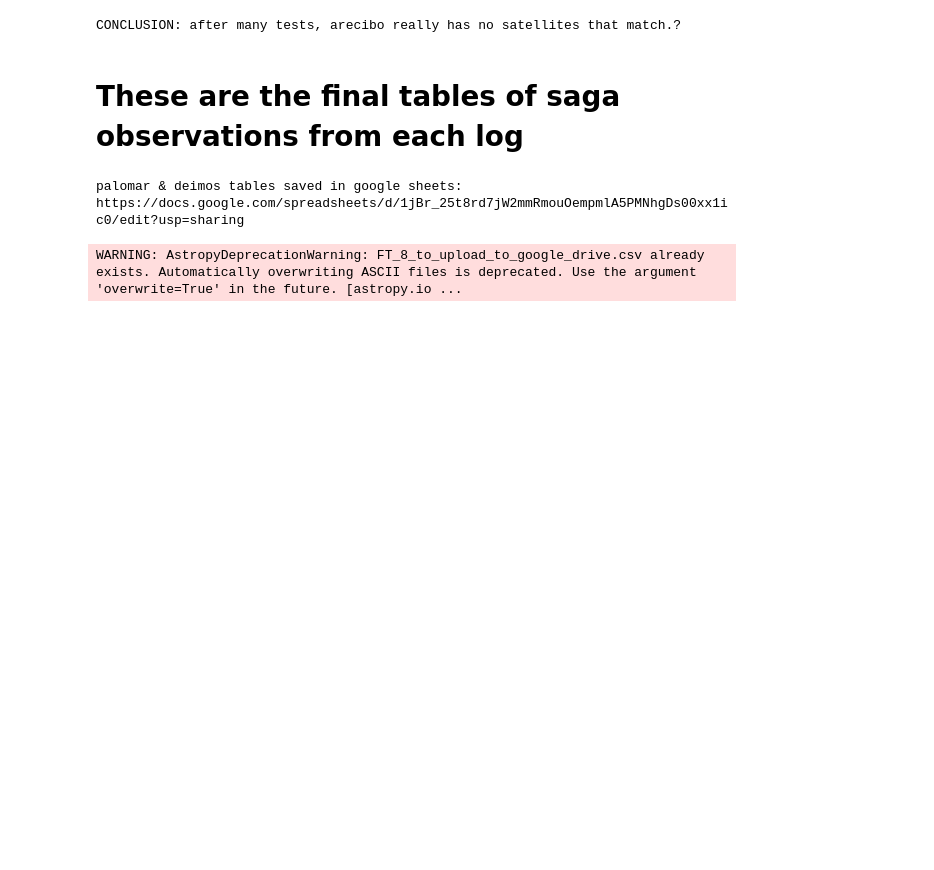
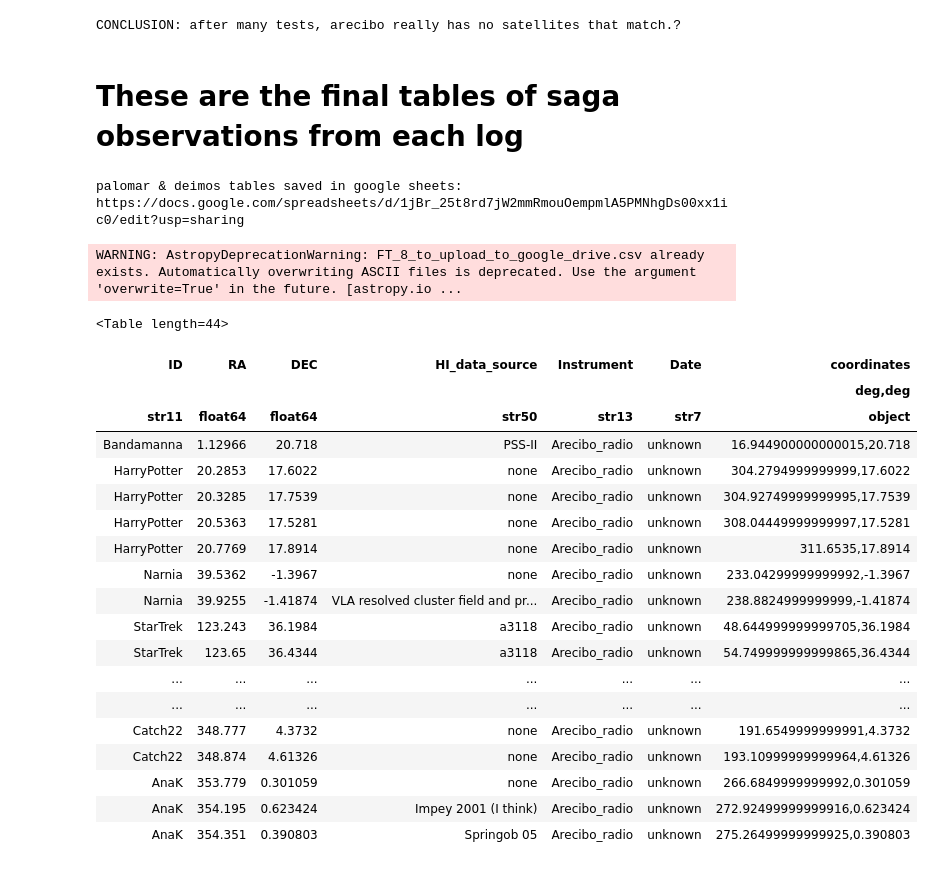
Before and after one commit to deerow22/SAGA_spreadsheet, a Jupyter notebook: SAGA_spreadsheet_FINAL.ipynb, the cells around one changed output. Saved outputs shown, nothing was run; the diff lists cells and outputs as text; code cells hidden in the pictures; blank space fills up the shorter version.

```diff
--- a/SAGA_spreadsheet_FINAL.ipynb
+++ b/SAGA_spreadsheet_FINAL.ipynb
@@ -965,3 +975,26 @@ table_to_write['Dec'] = FT_8['coordinates'].dec.deg
 table_to_write.write('FT_8_to_upload_to_google_drive.csv')
 # %% [output]
 WARNING: AstropyDeprecationWarning: FT_8_to_upload_to_google_drive.csv already exists. Automatically overwriting ASCII files is deprecated. Use the argument 'overwrite=True' in the future. [astropy.io ...
+# %%
+radio_data_table
+# %% [output]
+<Table length=44>
+| ID | RA | DEC | HI_data_source | Instrument | Date | coordinates |
+|  |  |  |  |  |  | deg,deg |
+| str11 | float64 | float64 | str50 | str13 | str7 | object |
+| Bandamanna | 1.12966 | 20.718 | PSS-II | Arecibo_radio | unknown | 16.944900000000015,20.718 |
+| HarryPotter | 20.2853 | 17.6022 | none | Arecibo_radio | unknown | 304.2794999999999,17.6022 |
+| HarryPotter | 20.3285 | 17.7539 | none | Arecibo_radio | unknown | 304.92749999999995,17.7539 |
+| HarryPotter | 20.5363 | 17.5281 | none | Arecibo_radio | unknown | 308.04449999999997,17.5281 |
+| HarryPotter | 20.7769 | 17.8914 | none | Arecibo_radio | unknown | 311.6535,17.8914 |
+| Narnia | 39.5362 | -1.3967 | none | Arecibo_radio | unknown | 233.04299999999992,-1.3967 |
+| Narnia | 39.9255 | -1.41874 | VLA resolved cluster field and pr... | Arecibo_radio | unknown | 238.8824999999999,-1.41874 |
+| StarTrek | 123.243 | 36.1984 | a3118 | Arecibo_radio | unknown | 48.644999999999705,36.1984 |
+| StarTrek | 123.65 | 36.4344 | a3118 | Arecibo_radio | unknown | 54.749999999999865,36.4344 |
+| ... | ... | ... | ... | ... | ... | ... |
+| ... | ... | ... | ... | ... | ... | ... |
+| Catch22 | 348.777 | 4.3732 | none | Arecibo_radio | unknown | 191.6549999999991,4.3732 |
+| Catch22 | 348.874 | 4.61326 | none | Arecibo_radio | unknown | 193.10999999999964,4.61326 |
+| AnaK | 353.779 | 0.301059 | none | Arecibo_radio | unknown | 266.6849999999992,0.301059 |
+| AnaK | 354.195 | 0.623424 | Impey 2001 (I think) | Arecibo_radio | unknown | 272.92499999999916,0.623424 |
+| AnaK | 354.351 | 0.390803 | Springob 05 | Arecibo_radio | unknown | 275.26499999999925,0.390803 |
```
Also changed, not shown: parts of 1 cell of this notebook, 1 other file.
